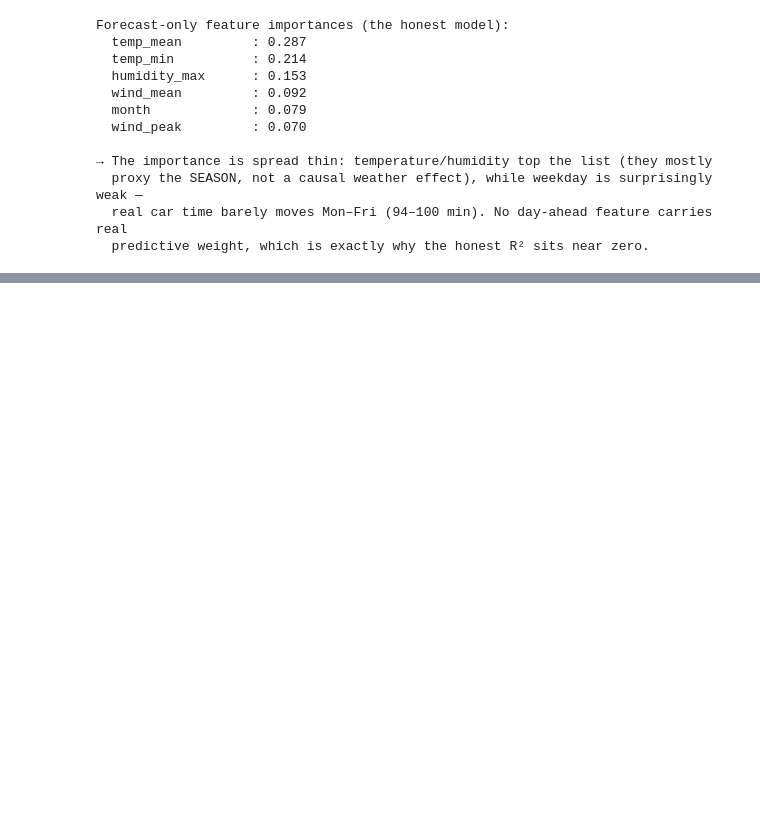
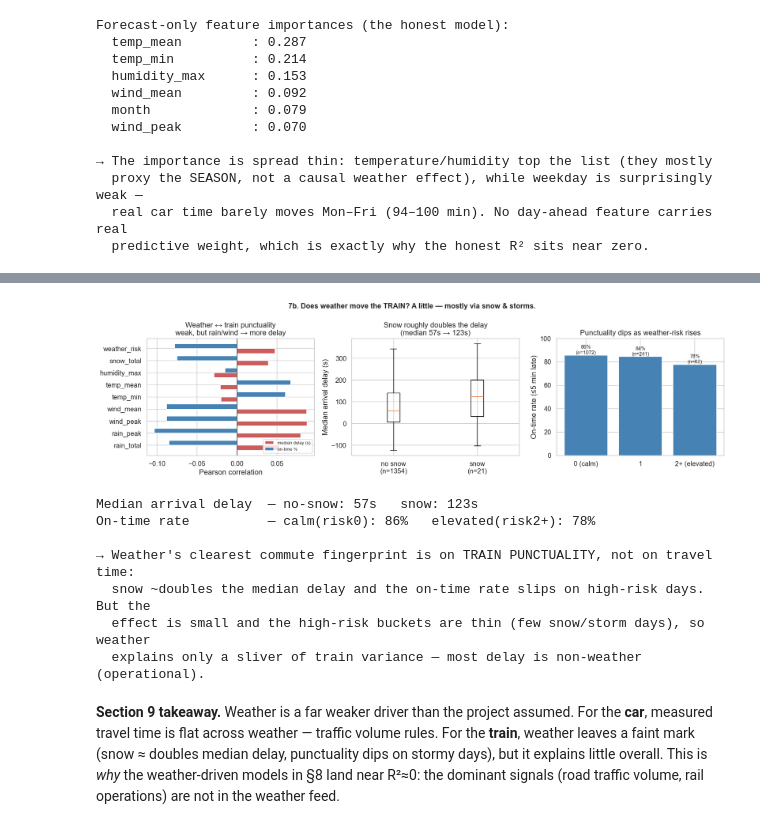
Before and after one commit to MaximeMylle/trafic_forecast_datascience, a Jupyter notebook: 01_data_exploration_combined_v2.ipynb, the cells around one changed output, grey strips where cells are left out. Drawn from its saved outputs; the diff is of its cells as text; code cells hidden in the pictures; blank space fills up the shorter version.

```diff
--- a/01_data_exploration_combined_v2.ipynb
+++ b/01_data_exploration_combined_v2.ipynb
@@ -1718,2 +1830,70 @@ Forecast-only feature importances (the honest model):
+# %%
+# 9b. Train punctuality vs weather (full history, real Infrabel) ─────────────
+corr_delay  = df_combined[WX].corrwith(df_combined["train_delay_arr_median_s"])
+corr_ontime = df_combined[WX].corrwith(df_combined["train_on_time_pct"])
+
+fig, axes = plt.subplots(1, 3, figsize=(16, 4.6))
+
+# (1) correlation of weather with delay and on-time rate
+ypos = np.arange(len(WX))
+axes[0].barh(ypos - 0.2, corr_delay.values, height=0.4, color="indianred",
+             label="median delay (s)")
+axes[0].barh(ypos + 0.2, corr_ontime.values, height=0.4, color="steelblue",
+             label="on-time %")
+axes[0].axvline(0, color="black", lw=0.8)
+axes[0].set_yticks(ypos); axes[0].set_yticklabels(WX)
+axes[0].set_xlabel("Pearson correlation")
+axes[0].set_title("Weather ↔ train punctuality\nweak, but rain/wind → more delay")
+axes[0].legend(fontsize=8, loc="lower right")
+
+# (2) snow vs no-snow median arrival delay (robust split, n_snow≈21)
+snow = df_combined["snow_total"] > 0
+delay_snow   = df_combined.loc[snow,  "train_delay_arr_median_s"]
+delay_nosnow = df_combined.loc[~snow, "train_delay_arr_median_s"]
+axes[1].boxplot([delay_nosnow.dropna(), delay_snow.dropna()], showfliers=False)
+axes[1].set_xticks([1, 2])
+axes[1].set_xticklabels([f"no snow\n(n={(~snow).sum()})", f"snow\n(n={snow.sum()})"])
+axes[1].set_ylabel("Median arrival delay (s)")
+axes[1].set_title(f"Snow roughly doubles the delay\n(median {delay_nosnow.median():.0f}s → {delay_snow.median():.0f}s)")
+
+# (3) on-time rate by weather-risk level (binned; high-risk buckets are small)
+risk_bin = pd.cut(df_combined["weather_risk"], bins=[-1, 0, 1, 99],
+                  labels=["0 (calm)", "1", "2+ (elevated)"])
+ot = df_combined.groupby(risk_bin, observed=False)["train_on_time_pct"]
+ot_mean, ot_n = ot.mean(), ot.size()
+axes[2].bar(ot_mean.index.astype(str), ot_mean.values * 100, color="steelblue", edgecolor="white")
+for i, (v, n) in enumerate(zip(ot_mean.values, ot_n.values)):
+    axes[2].text(i, v * 100 + 1, f"{v*100:.0f}%\n(n={n})", ha="center", fontsize=9)
+axes[2].set_ylabel("On-time rate (≤5 min late)")
+axes[2].set_title("Punctuality dips as weather-risk rises")
+axes[2].set_ylim(0, 100)
+
+fig.suptitle("7b. Does weather move the TRAIN? A little — mostly via snow & storms.",
+             fontsize=13, fontweight="bold")
+plt.tight_layout()
+plt.savefig("data/processed/plot_v2_train_vs_weather.png", bbox_inches="tight")
+plt.show()
+
+print(f"Median arrival delay  — no-snow: {delay_nosnow.median():.0f}s   snow: {delay_snow.median():.0f}s")
+print(f"On-time rate          — calm(risk0): {ot_mean.iloc[0]:.0%}   elevated(risk2+): {ot_mean.iloc[-1]:.0%}")
+print("\n→ Weather's clearest commute fingerprint is on TRAIN PUNCTUALITY, not on travel time:")
+print("  snow ~doubles the median delay and the on-time rate slips on high-risk days. But the")
+print("  effect is small and the high-risk buckets are thin (few snow/storm days), so weather")
+print("  explains only a sliver of train variance — most delay is non-weather (operational).")
+# %% [output]
+[figure, added]
+Median arrival delay  — no-snow: 57s   snow: 123s
+On-time rate          — calm(risk0): 86%   elevated(risk2+): 78%
+
+→ Weather's clearest commute fingerprint is on TRAIN PUNCTUALITY, not on travel time:
+  snow ~doubles the median delay and the on-time rate slips on high-risk days. But the
+  effect is small and the high-risk buckets are thin (few snow/storm days), so weather
+  explains only a sliver of train variance — most delay is non-weather (operational).
+# %% [markdown]
+**Section 9 takeaway.** Weather is a far weaker driver than the project assumed.
+For the **car**, measured travel time is flat across weather — traffic volume rules.
+For the **train**, weather leaves a faint mark (snow ≈ doubles median delay, punctuality dips on
+stormy days), but it explains little overall. This is *why* the weather-driven models in §8 land
+near R²≈0: the dominant signals (road traffic volume, rail operations) are not in the weather feed.
 # %% [markdown]
 ---
```
Also changed, not shown: parts of 13 cells of this notebook, 18 other files.
